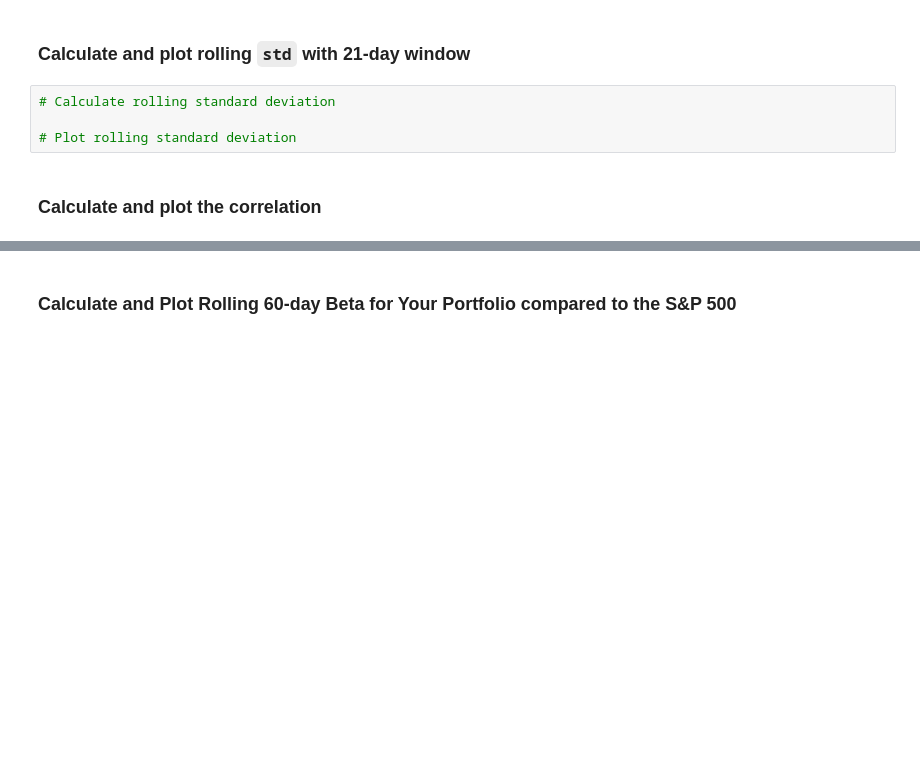
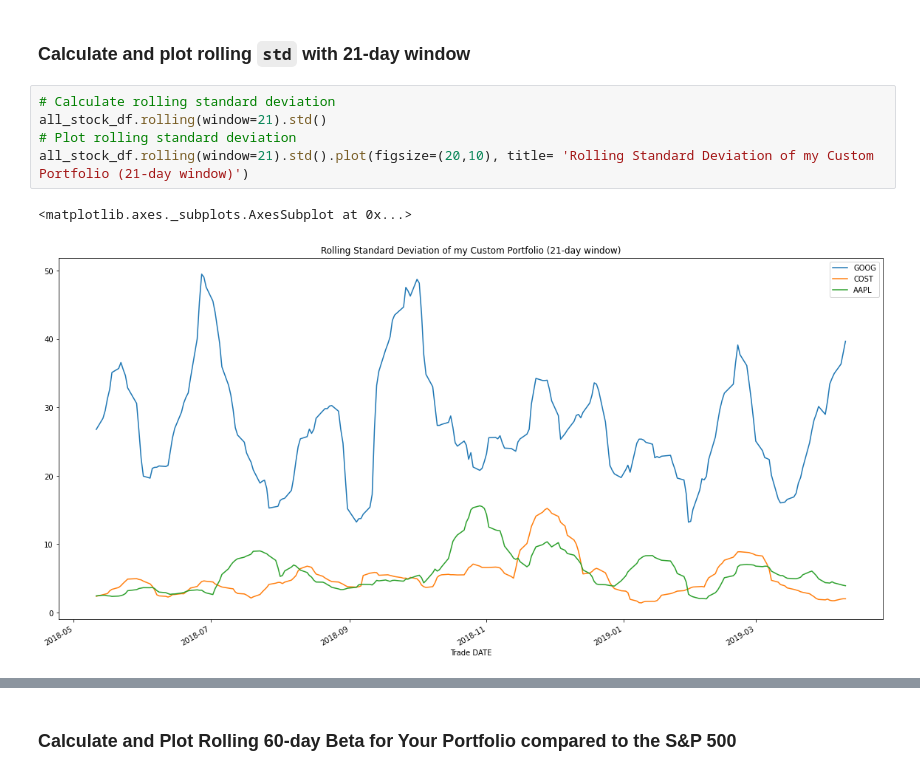
Before and after one commit to mauricedure/Whale_Off_The_Portfolio, a Jupyter notebook: whale_analysis.ipynb, the cells around one changed output, grey strips where cells are left out. Drawn from its saved outputs; the diff is of its cells as text; blank space fills up the shorter version.

```diff
--- a/whale_analysis.ipynb
+++ b/whale_analysis.ipynb
@@ -544,10 +619,12 @@ weights = [1/3, 1/3, 1/3]
 # %% [markdown]
 ### Calculate and plot rolling `std` with 21-day window
-# %%
-# Calculate rolling standard deviation
-
-# Plot rolling standard deviation
-# %% [markdown]
-### Calculate and plot the correlation
+# %%
+# Calculate rolling standard deviation
+all_stock_df.rolling(window=21).std()
+# Plot rolling standard deviation
+all_stock_df.rolling(window=21).std().plot(figsize=(20,10), title= 'Rolling Standard Deviation of my Custom Portfolio (21-day window)')
+# %% [output]
+<matplotlib.axes._subplots.AxesSubplot at 0x...>
+[figure, added]
 # %%
 # Calculate and plot the correlation
```
Also changed, not shown: parts of 18 cells of this notebook.
